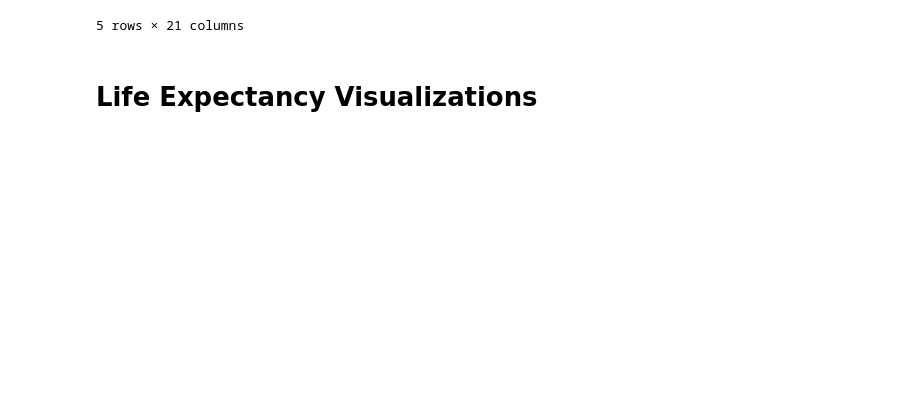
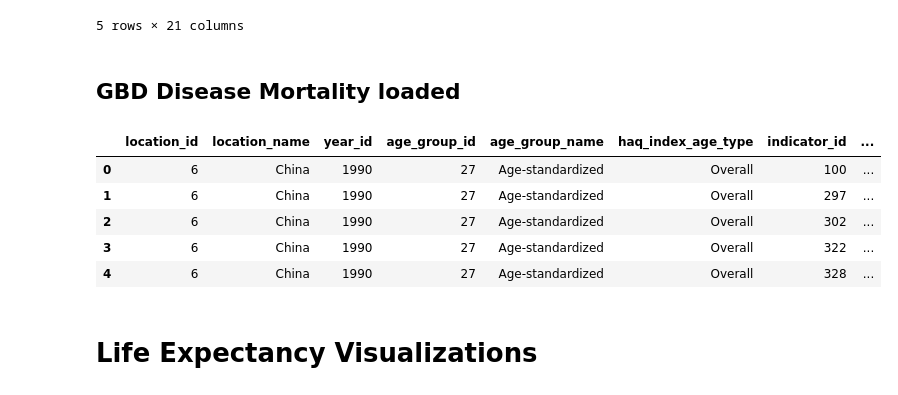
Before and after one commit to JNorthData/Life_Expectancy, a Jupyter notebook: life-expectancy.ipynb, the cells around one changed output. Drawn from its saved outputs; the diff is of its cells as text; code cells hidden in the pictures; blank space fills up the shorter version.

```diff
--- a/life-expectancy.ipynb
+++ b/life-expectancy.ipynb
@@ -235,6 +239,19 @@ GBD_Cancer_df.head()
 | 3 | DALYs (Disability-Adjusted Life Y... | 35 | Georgia | 3 | Both | 27 | Age-standardized | 1029 | ... |
 | 4 | DALYs (Disability-Adjusted Life Y... | 36 | Kazakhstan | 3 | Both | 27 | Age-standardized | 1029 | ... |
 5 rows × 21 columns
+# %% [markdown]
+## GBD Disease Mortality loaded
+# %%
+GBD_Disease_df = pd.read_csv('Resources/IHME GBD Disease Mortality.csv')
+
+GBD_Disease_df.head()
+# %% [output]
+|  | location_id | location_name | year_id | age_group_id | age_group_name | haq_index_age_type | indicator_id | ... |
+| 0 | 6 | China | 1990 | 27 | Age-standardized | Overall | 100 | ... |
+| 1 | 6 | China | 1990 | 27 | Age-standardized | Overall | 297 | ... |
+| 2 | 6 | China | 1990 | 27 | Age-standardized | Overall | 302 | ... |
+| 3 | 6 | China | 1990 | 27 | Age-standardized | Overall | 322 | ... |
+| 4 | 6 | China | 1990 | 27 | Age-standardized | Overall | 328 | ... |
 # %% [markdown]
 # Life Expectancy Visualizations
 # %% [markdown]
```
Also changed, not shown: parts of 10 cells of this notebook, 4 other files.
